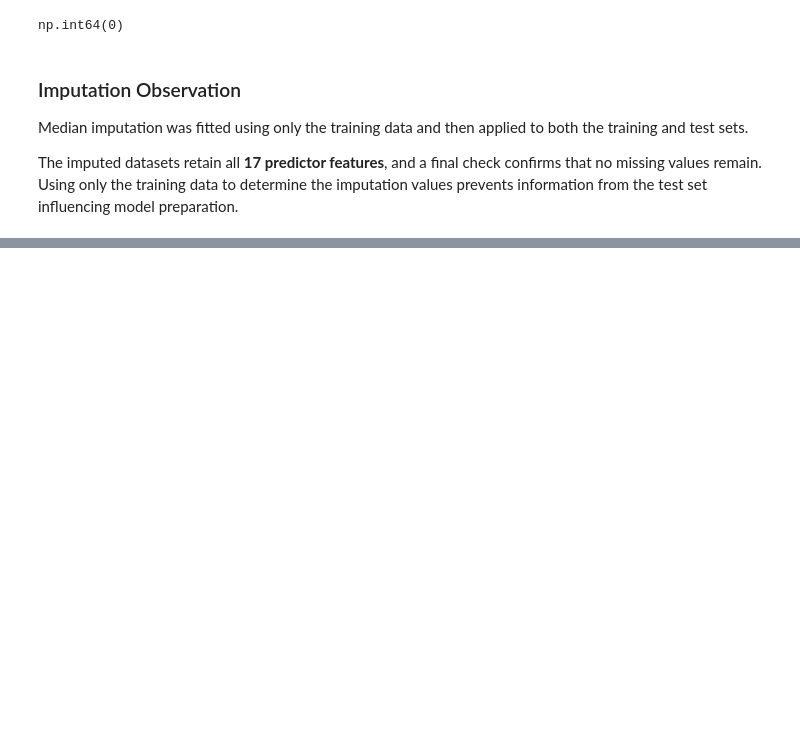
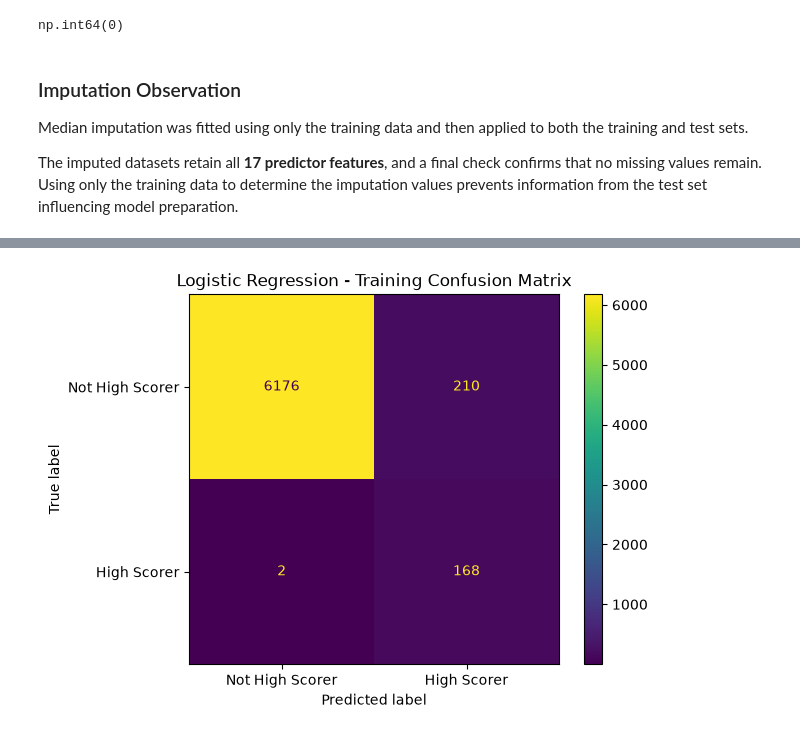
Before and after one commit to garethrogers28/premier-league-predictor, a Jupyter notebook: jupyter_notebooks/05_Model_Development.ipynb, the cells around one changed output, grey strips where cells are left out. Cells and saved outputs as stored; diff of their text form; code cells hidden in the pictures; blank space fills up the shorter version.

Commit message:
Train and evaluate Logistic Regression baseline

```diff
--- a/jupyter_notebooks/05_Model_Development.ipynb
+++ b/jupyter_notebooks/05_Model_Development.ipynb
@@ -209,0 +224,8 @@ The imputed datasets retain all **17 predictor features**, and a final check con
+# %%
+logistic_model = LogisticRegression(
+    class_weight="balanced",
+    random_state=42,
+    max_iter=1000
+)
+# %%
+logistic_model.fit(X_train_imputed, y_train)
@@ -209,0 +234,3 @@ The imputed datasets retain all **17 predictor features**, and a final check con
+# %%
+y_train_pred_logistic = logistic_model.predict(X_train_imputed)
+y_test_pred_logistic = logistic_model.predict(X_test_imputed)
@@ -209,0 +271,9 @@ The imputed datasets retain all **17 predictor features**, and a final check con
+# %%
+train_cm_logistic = confusion_matrix(y_train, y_train_pred_logistic)
+test_cm_logistic = confusion_matrix(y_test, y_test_pred_logistic)
+
+print("Training Confusion Matrix")
+print(train_cm_logistic)
+
+print("\nTest Confusion Matrix")
+print(test_cm_logistic)
@@ -209,0 +291,10 @@ The imputed datasets retain all **17 predictor features**, and a final check con
+# %%
+ConfusionMatrixDisplay(
+    confusion_matrix=train_cm_logistic,
+    display_labels=["Not High Scorer", "High Scorer"]
+).plot()
+
+plt.title("Logistic Regression - Training Confusion Matrix")
+plt.show()
+# %% [output]
+[figure, added]
```
Also changed, not shown: parts of 14 cells of this notebook.
